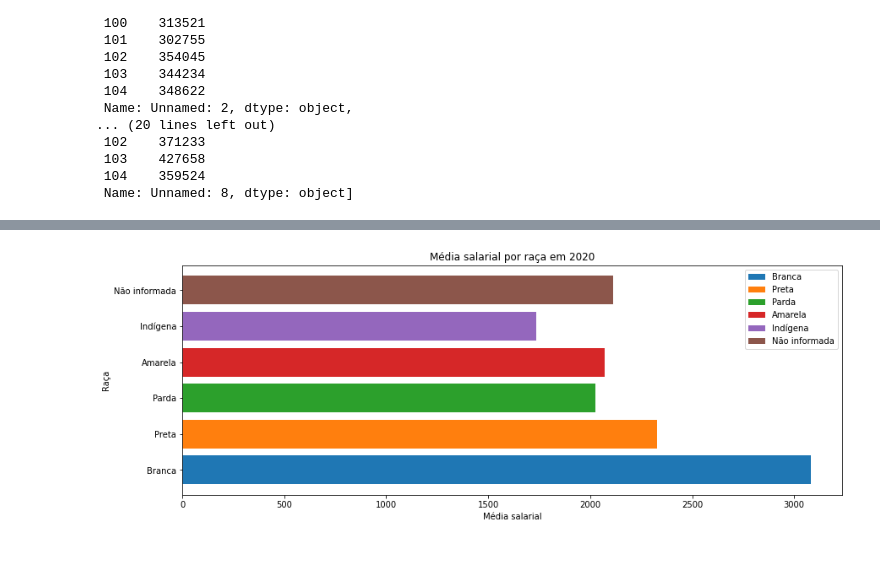
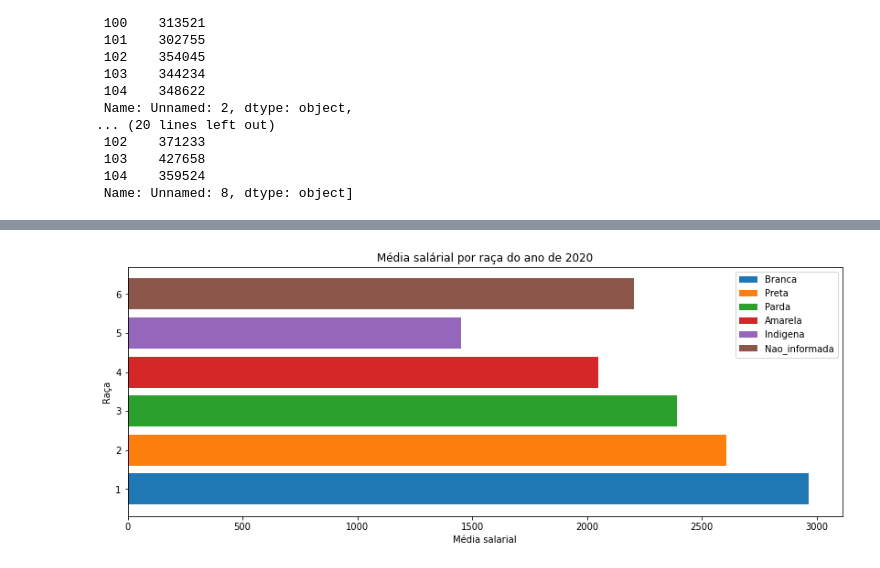
Before and after one commit to barbaraport/analise-empregabilidade-caged, a Jupyter notebook: analise-empregabilidade-caged.ipynb, the cells around one changed output, grey strips where cells are left out. Drawn from its saved outputs; the diff is of its cells as text; code cells hidden in the pictures.

```diff
--- a/analise-empregabilidade-caged.ipynb
+++ b/analise-empregabilidade-caged.ipynb
@@ -48,16 +35,16 @@ colunas = ['graudeinstrução', 'idade', 'sexo', 'tipomovimentação', 'salário
 movimento2020 = {
     'janeiro':pd.read_csv(r'./doc/bases_de_dados/movimentacao/2020/CAGEDMOV202001.txt', delimiter=';', usecols=colunas),
     'fevereiro':pd.read_csv(r'./doc/bases_de_dados/movimentacao/2020/CAGEDMOV202002.txt', delimiter=';', usecols=colunas),
-    'marco':pd.read_csv(r'./doc/bases_de_dados/movimentacao/2020/CAGEDMOV202003.txt', delimiter=';', usecols=colunas),
-    'abril':pd.read_csv(r'./doc/bases_de_dados/movimentacao/2020/CAGEDMOV202004.txt', delimiter=';', usecols=colunas),
-    'maio':pd.read_csv(r'./doc/bases_de_dados/movimentacao/2020/CAGEDMOV202005.txt', delimiter=';', usecols=colunas),
-    'junho':pd.read_csv(r'./doc/bases_de_dados/movimentacao/2020/CAGEDMOV202006.txt', delimiter=';', usecols=colunas),
-    'julho':pd.read_csv(r'./doc/bases_de_dados/movimentacao/2020/CAGEDMOV202007.txt', delimiter=';', usecols=colunas),
-    'agosto':pd.read_csv(r'./doc/bases_de_dados/movimentacao/2020/CAGEDMOV202008.txt', delimiter=';', usecols=colunas),
-    'setembro':pd.read_csv(r'./doc/bases_de_dados/movimentacao/2020/CAGEDMOV202009.txt', delimiter=';', usecols=colunas),
-    'outubro':pd.read_csv(r'./doc/bases_de_dados/movimentacao/2020/CAGEDMOV202010.txt', delimiter=';', usecols=colunas),
-    'novembro':pd.read_csv(r'./doc/bases_de_dados/movimentacao/2020/CAGEDMOV202011.txt', delimiter=';', usecols=colunas),
-    'dezembro':pd.read_csv(r'./doc/bases_de_dados/movimentacao/2020/CAGEDMOV202012.txt', delimiter=';', usecols=colunas)
+    'marco':pd.read_csv(r'./doc/bases_de_dados/movimentacao/2020/CAGEDMOV202003.txt', delimiter=';', usecols=colunas)#,
+#    'abril':pd.read_csv(r'./doc/bases_de_dados/movimentacao/2020/CAGEDMOV202004.txt', delimiter=';', usecols=colunas),
+#    'maio':pd.read_csv(r'./doc/bases_de_dados/movimentacao/2020/CAGEDMOV202005.txt', delimiter=';', usecols=colunas),
+#    'junho':pd.read_csv(r'./doc/bases_de_dados/movimentacao/2020/CAGEDMOV202006.txt', delimiter=';', usecols=colunas),
+#    'julho':pd.read_csv(r'./doc/bases_de_dados/movimentacao/2020/CAGEDMOV202007.txt', delimiter=';', usecols=colunas),
+#    'agosto':pd.read_csv(r'./doc/bases_de_dados/movimentacao/2020/CAGEDMOV202008.txt', delimiter=';', usecols=colunas),
+#    'setembro':pd.read_csv(r'./doc/bases_de_dados/movimentacao/2020/CAGEDMOV202009.txt', delimiter=';', usecols=colunas),
+#    'outubro':pd.read_csv(r'./doc/bases_de_dados/movimentacao/2020/CAGEDMOV202010.txt', delimiter=';', usecols=colunas),
+#    'novembro':pd.read_csv(r'./doc/bases_de_dados/movimentacao/2020/CAGEDMOV202011.txt', delimiter=';', usecols=colunas),
+#    'dezembro':pd.read_csv(r'./doc/bases_de_dados/movimentacao/2020/CAGEDMOV202012.txt', delimiter=';', usecols=colunas)
 }
 
 ##*ARQUIVO DE DADOS DE MOVIMENTAÇÃO 2021*
@@ -579,18 +614,18 @@ print(Nao_informada)
 # %%
     fig, ax = plt.subplots()
 
-    ax.barh("Branca",Branca['media'], align='center', label="Branca")
-    ax.barh("Preta",Preta['media'], align='center', label="Preta")
-    ax.barh("Parda",Parda['media'], align='center', label="Parda")
-    ax.barh("Amarela",Amarela['media'], align='center', label="Amarela")
-    ax.barh("Indígena",Indigena['media'], align='center', label="Indígena")
-    ax.barh("Não informada",Nao_informada['media'], align='center', label="Não informada")
+    ax.barh(1,Branca20['media'], align='center', label="Branca")
+    ax.barh(2,Preta20['media'], align='center', label="Preta")
+    ax.barh(3,Parda20['media'], align='center', label="Parda")
+    ax.barh(4,Amarela20['media'], align='center', label="Amarela")
+    ax.barh(5,Indigena20['media'], align='center', label="Indigena")
+    ax.barh(6,Nao_informada20['media'], align='center', label="Nao_informada")
     fig.set_size_inches(14, 5)
 
-    ax.set_title("Média salarial por raça em 2020")
+    ax.set_title("Média salárial por raça do ano de 2020")
     ax.set_xlabel("Média salarial")
     ax.set_ylabel("Raça")
     ax.legend()
     plt.show()
 # %% [output]
-[figure, old version]
+[figure, new version]
```
Also changed, not shown: parts of 23 cells of this notebook.
